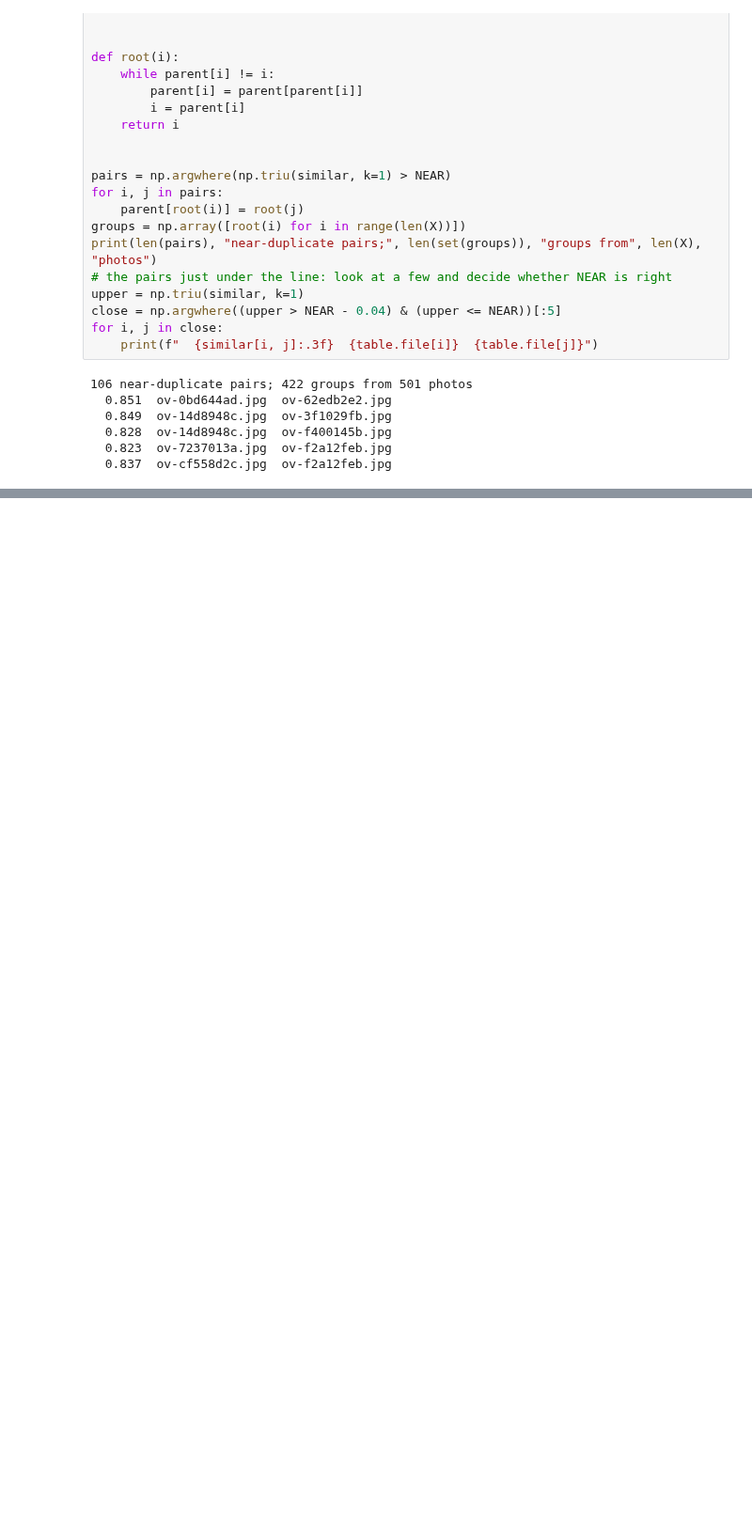
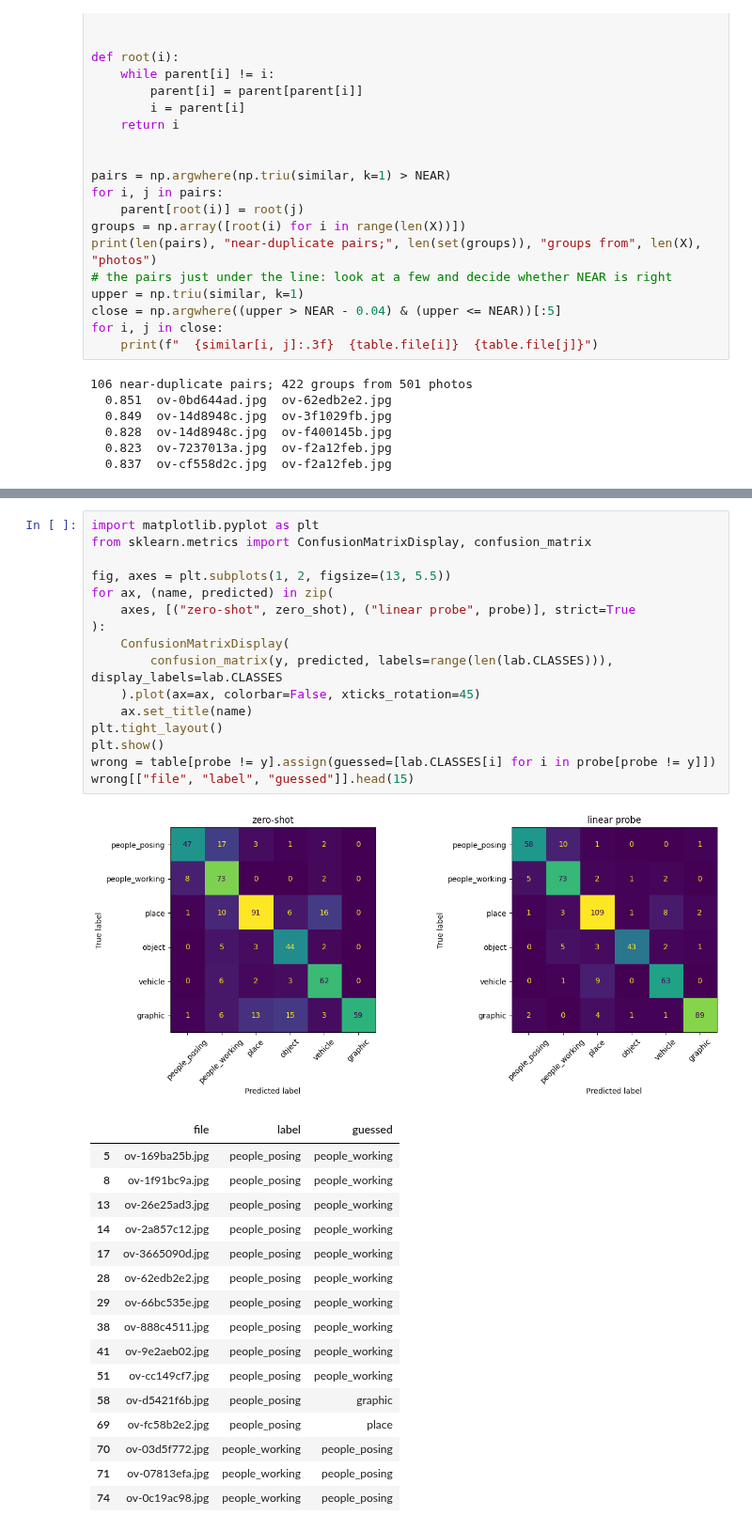
Before and after one commit to LogicVibe0518/stratum, a Jupyter notebook: ml/photos/06-types.ipynb, the cells around one changed output, grey strips where cells are left out. Shown at 94% size. Saved outputs shown, nothing was run; the diff lists cells and outputs as text; blank space fills up the shorter version.

```diff
--- a/ml/photos/06-types.ipynb
+++ b/ml/photos/06-types.ipynb
@@ -104,0 +222,34 @@ pd.crosstab(table.label, fold).reindex(lab.CLASSES)
+# %%
+import matplotlib.pyplot as plt
+from sklearn.metrics import ConfusionMatrixDisplay, confusion_matrix
+
+fig, axes = plt.subplots(1, 2, figsize=(13, 5.5))
+for ax, (name, predicted) in zip(
+    axes, [("zero-shot", zero_shot), ("linear probe", probe)], strict=True
+):
+    ConfusionMatrixDisplay(
+        confusion_matrix(y, predicted, labels=range(len(lab.CLASSES))), display_labels=lab.CLASSES
+    ).plot(ax=ax, colorbar=False, xticks_rotation=45)
+    ax.set_title(name)
+plt.tight_layout()
+plt.show()
+wrong = table[probe != y].assign(guessed=[lab.CLASSES[i] for i in probe[probe != y]])
+wrong[["file", "label", "guessed"]].head(15)
+# %% [output]
+[figure, added]
+|  | file | label | guessed |
+| 5 | ov-169ba25b.jpg | people_posing | people_working |
+| 8 | ov-1f91bc9a.jpg | people_posing | people_working |
+| 13 | ov-26e25ad3.jpg | people_posing | people_working |
+| 14 | ov-2a857c12.jpg | people_posing | people_working |
+| 17 | ov-3665090d.jpg | people_posing | people_working |
+| 28 | ov-62edb2e2.jpg | people_posing | people_working |
+| 29 | ov-66bc535e.jpg | people_posing | people_working |
+| 38 | ov-888c4511.jpg | people_posing | people_working |
+| 41 | ov-9e2aeb02.jpg | people_posing | people_working |
+| 51 | ov-cc149cf7.jpg | people_posing | people_working |
+| 58 | ov-d5421f6b.jpg | people_posing | graphic |
+| 69 | ov-fc58b2e2.jpg | people_posing | place |
+| 70 | ov-03d5f772.jpg | people_working | people_posing |
+| 71 | ov-07813efa.jpg | people_working | people_posing |
+| 74 | ov-0c19ac98.jpg | people_working | people_posing |
```
Also changed, not shown: parts of 9 cells of this notebook, 4 other files.
